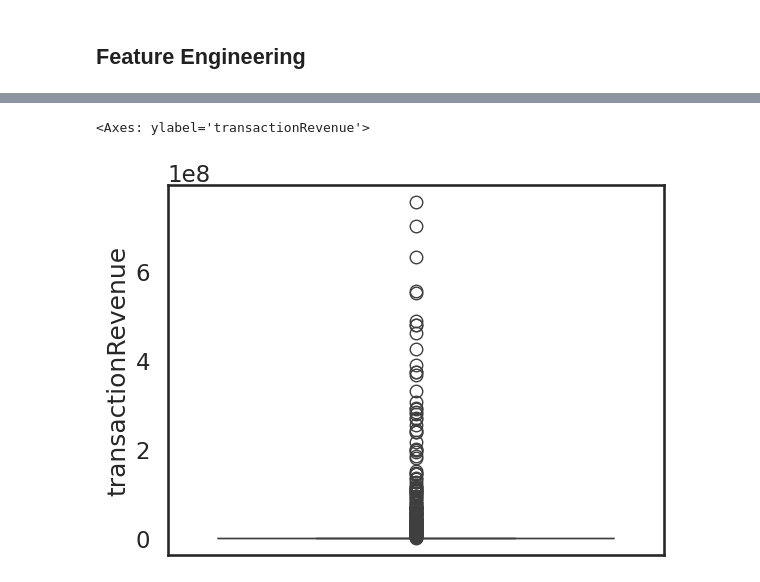
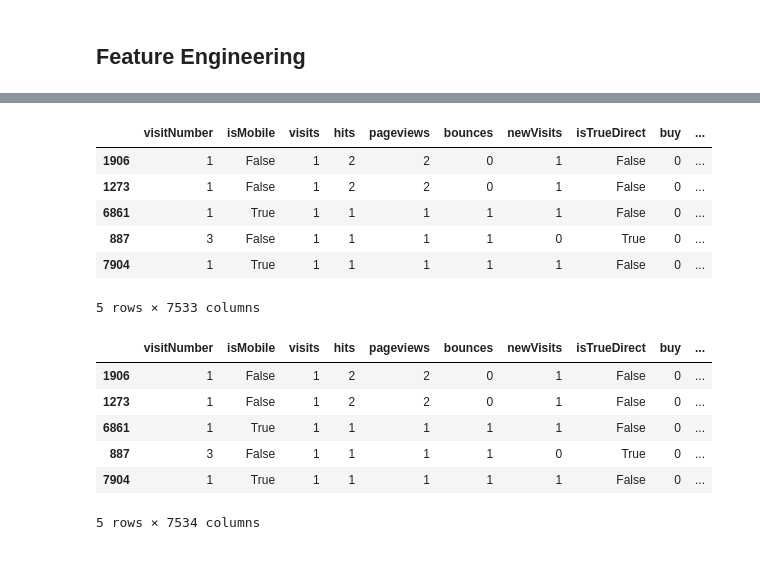
Before and after one commit to pabloing93/consumer_spending, a Jupyter notebook: 1_2_3 EDA_v2.ipynb, the cells around one changed output, grey strips where cells are left out. Drawn from its saved outputs; the diff is of its cells as text; code cells hidden in the pictures.

```diff
--- a/1_2_3 EDA_v2.ipynb
+++ b/1_2_3 EDA_v2.ipynb
@@ -781,5 +802,45 @@ plt.show()
-# %%
-sns.boxplot(df_traffic.transactionRevenue)
-# %% [output]
-<Axes: ylabel='transactionRevenue'>
-[figure, removed]
+# %%
+def feature_engineering(data):
+  dataframe = data.copy()
+  dataframe['year'] = dataframe['date'].dt.year
+  dataframe['month'] = dataframe['date'].dt.month
+  dataframe['day'] = dataframe['date'].dt.day
+  dataframe['quarterMonth'] = dataframe['date'].dt.quarter
+  dataframe['weekday'] = dataframe['date'].dt.weekday
+  dataframe['time_range'] = pd.cut(dataframe['visitStartTime'].dt.hour, bins=[0,6,12,18,24], labels=['madrugada', 'dia', 'tarde', 'noche']).astype('object')
+  dataframe.drop(columns=['date', 'visitStartTime'], inplace=True)
+  #Dummies
+  dataframe = pd.get_dummies(dataframe)
+  # not_useful_columns_fe = [
+  #   'operatingSystem_(not set)',
+  #   'country_(not set)',
+  #   'campaign_(not set)',
+  #   'source_(not set)',
+  #   'medium_(not set)'
+  # ]
+  # dataframe.drop(columns=not_useful_columns_fe, inplace=True)
+  # import re
+  # dataframe.rename(columns = lambda x:re.sub('[^A-Za-z0-9_]+', '', x), inplace=True)
+  return dataframe
+# %%
+x_train = feature_engineering(x_train)
+x_train.head()
+# %% [output]
+|  | visitNumber | isMobile | visits | hits | pageviews | bounces | newVisits | isTrueDirect | buy | ... |
+| 1906 | 1 | False | 1 | 2 | 2 | 0 | 1 | False | 0 | ... |
+| 1273 | 1 | False | 1 | 2 | 2 | 0 | 1 | False | 0 | ... |
+| 6861 | 1 | True | 1 | 1 | 1 | 1 | 1 | False | 0 | ... |
+| 887 | 3 | False | 1 | 1 | 1 | 1 | 0 | True | 0 | ... |
+| 7904 | 1 | True | 1 | 1 | 1 | 1 | 1 | False | 0 | ... |
+5 rows × 7533 columns
+# %%
+df_traffic_train = pd.concat([x_train, y_train], axis=1)
+df_traffic_train.head()
+# %% [output]
+|  | visitNumber | isMobile | visits | hits | pageviews | bounces | newVisits | isTrueDirect | buy | ... |
+| 1906 | 1 | False | 1 | 2 | 2 | 0 | 1 | False | 0 | ... |
+| 1273 | 1 | False | 1 | 2 | 2 | 0 | 1 | False | 0 | ... |
+| 6861 | 1 | True | 1 | 1 | 1 | 1 | 1 | False | 0 | ... |
+| 887 | 3 | False | 1 | 1 | 1 | 1 | 0 | True | 0 | ... |
+| 7904 | 1 | True | 1 | 1 | 1 | 1 | 1 | False | 0 | ... |
+5 rows × 7534 columns
```
Also changed, not shown: parts of 11 cells of this notebook, 1 other file.
